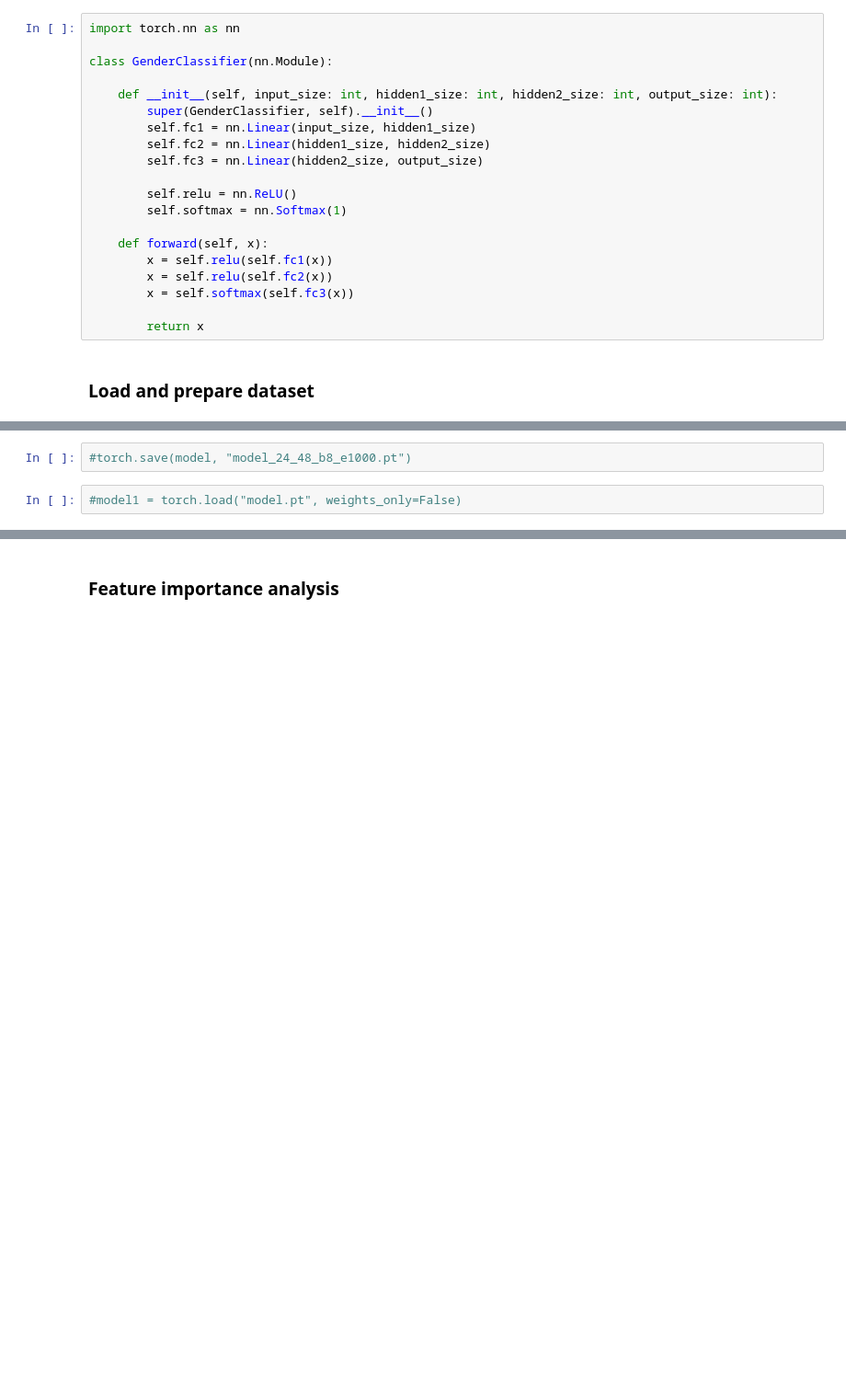
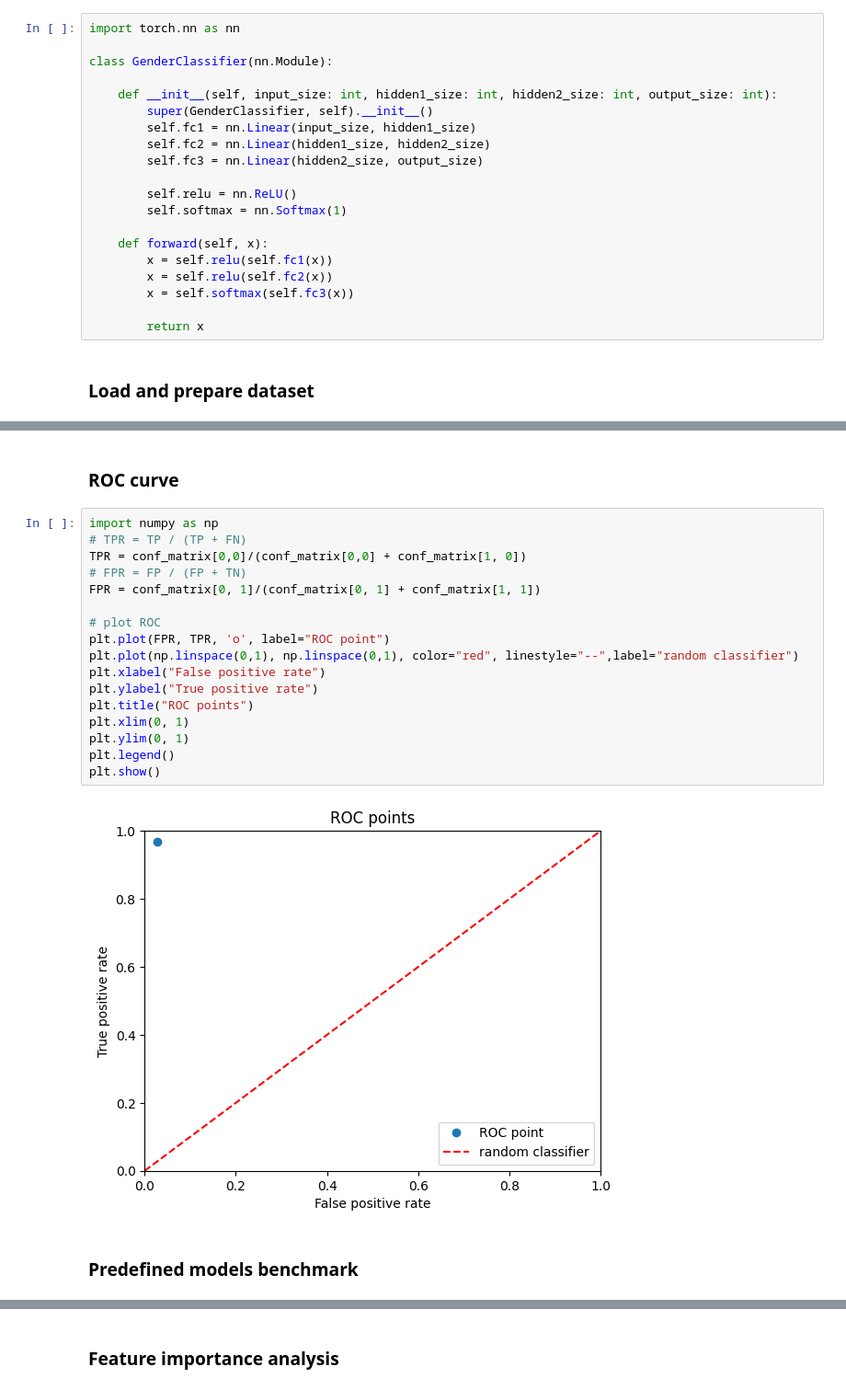
Before and after one commit to MarcinStolarczyk01/WSEI-ML_and_AI_Programming_Libraries, a Jupyter notebook: lab1/model.ipynb, the cells around one changed output, grey strips where cells are left out. Shown: that part at 92% size. Drawn from its saved outputs; the diff is of its cells as text; blank space fills up the shorter version.

```diff
--- a/lab1/model.ipynb
+++ b/lab1/model.ipynb
@@ -190,4 +193,23 @@ F1 Score:  0.9133
-# %%
-#torch.save(model, "model_24_48_b8_e1000.pt")
-# %%
-#model1 = torch.load("model.pt", weights_only=False)
+# %% [markdown]
+### ROC curve
+# %%
+import numpy as np
+# TPR = TP / (TP + FN)
+TPR = conf_matrix[0,0]/(conf_matrix[0,0] + conf_matrix[1, 0])
+# FPR = FP / (FP + TN)
+FPR = conf_matrix[0, 1]/(conf_matrix[0, 1] + conf_matrix[1, 1])
+
+# plot ROC
+plt.plot(FPR, TPR, 'o', label="ROC point")
+plt.plot(np.linspace(0,1), np.linspace(0,1), color="red", linestyle="--",label="random classifier")
+plt.xlabel("False positive rate")
+plt.ylabel("True positive rate")
+plt.title("ROC points")
+plt.xlim(0, 1)
+plt.ylim(0, 1)
+plt.legend()
+plt.show()
+# %% [output]
+[figure, added]
+# %% [markdown]
+### Predefined models benchmark
```
Also changed, not shown: parts of 21 cells of this notebook.
